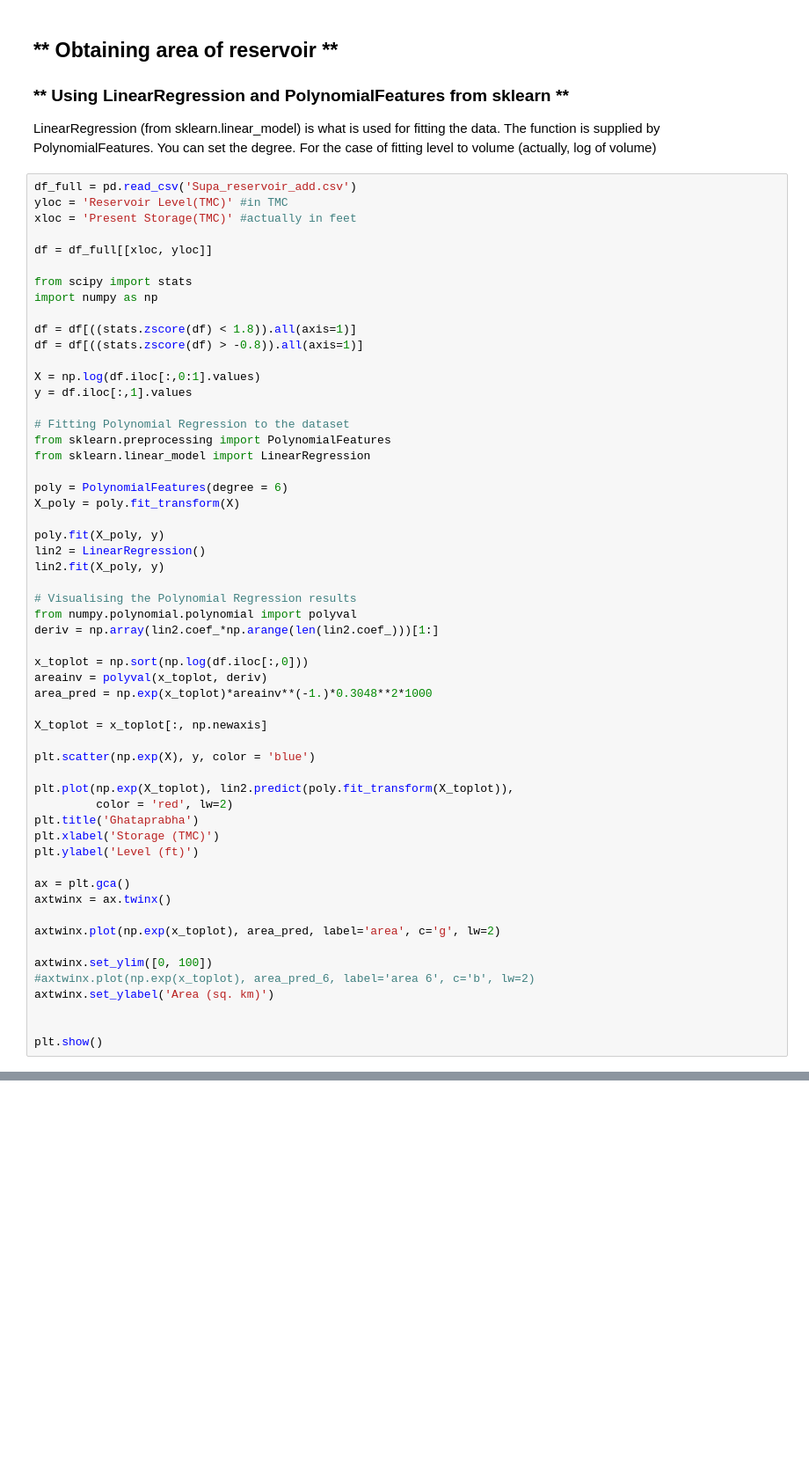
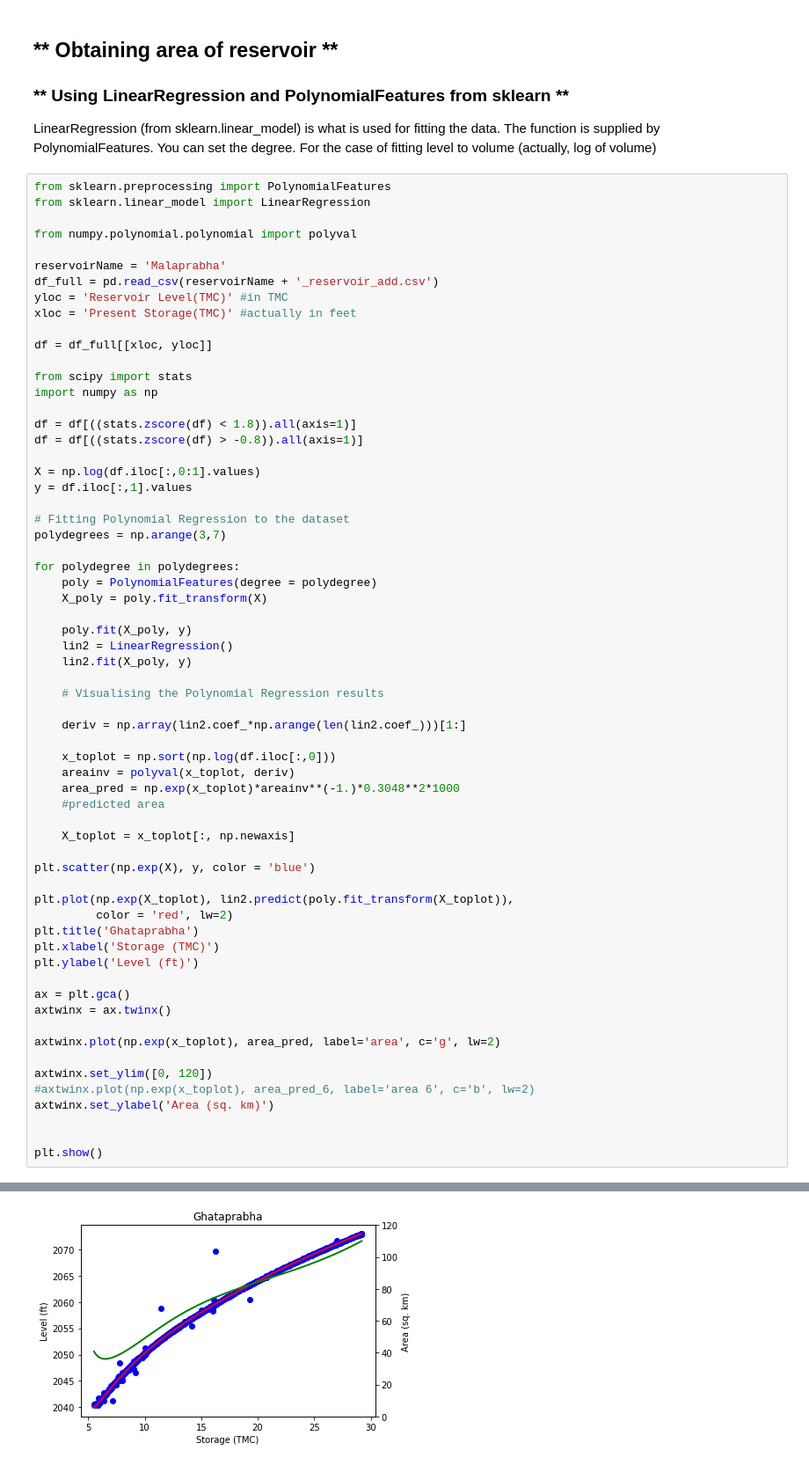
Before and after one commit to arvindnswamy/WorldWaterReservoirs, a Jupyter notebook: AccessingReservoirLevelsInKarnataka.ipynb, the cells around one changed output, grey strips where cells are left out. Shown at 88% size. Drawn from its saved outputs; the diff is of its cells as text; blank space fills up the shorter version.

```diff
--- a/AccessingReservoirLevelsInKarnataka.ipynb
+++ b/AccessingReservoirLevelsInKarnataka.ipynb
@@ -175,7 +179,13 @@ plottingKarnatakaWaterData('Ghataprabha_reservoir_add.csv', xloc, yloc, axd)
 
 LinearRegression (from sklearn.linear_model) is what is used for fitting the data. The function is supplied by PolynomialFeatures. You can set the degree. For the case of fitting level to volume (actually, log of volume)
 # %%
-df_full = pd.read_csv('Supa_reservoir_add.csv')
+from sklearn.preprocessing import PolynomialFeatures
+from sklearn.linear_model import LinearRegression
+
+from numpy.polynomial.polynomial import polyval
+
+reservoirName = 'Malaprabha'
+df_full = pd.read_csv(reservoirName + '_reservoir_add.csv')
 yloc = 'Reservoir Level(TMC)' #in TMC
 xloc = 'Present Storage(TMC)' #actually in feet
 
@@ -191,25 +201,26 @@ X = np.log(df.iloc[:,0:1].values)
 y = df.iloc[:,1].values
 
 # Fitting Polynomial Regression to the dataset
-from sklearn.preprocessing import PolynomialFeatures
-from sklearn.linear_model import LinearRegression
+polydegrees = np.arange(3,7)
 
-poly = PolynomialFeatures(degree = 6)
-X_poly = poly.fit_transform(X)
+for polydegree in polydegrees:
+    poly = PolynomialFeatures(degree = polydegree)
+    X_poly = poly.fit_transform(X)
 
-poly.fit(X_poly, y)
-lin2 = LinearRegression()
-lin2.fit(X_poly, y)
+    poly.fit(X_poly, y)
+    lin2 = LinearRegression()
+    lin2.fit(X_poly, y)
 
-# Visualising the Polynomial Regression results
-from numpy.polynomial.polynomial import polyval
-deriv = np.array(lin2.coef_*np.arange(len(lin2.coef_)))[1:]
+    # Visualising the Polynomial Regression results
 
-x_toplot = np.sort(np.log(df.iloc[:,0]))
-areainv = polyval(x_toplot, deriv)
-area_pred = np.exp(x_toplot)*areainv**(-1.)*0.3048**2*1000
+    deriv = np.array(lin2.coef_*np.arange(len(lin2.coef_)))[1:]
 
-X_toplot = x_toplot[:, np.newaxis]
+    x_toplot = np.sort(np.log(df.iloc[:,0]))
+    areainv = polyval(x_toplot, deriv)
+    area_pred = np.exp(x_toplot)*areainv**(-1.)*0.3048**2*1000
+    #predicted area
+
+    X_toplot = x_toplot[:, np.newaxis]
 
 plt.scatter(np.exp(X), y, color = 'blue')
 
@@ -224,7 +235,7 @@ axtwinx = ax.twinx()
 
 axtwinx.plot(np.exp(x_toplot), area_pred, label='area', c='g', lw=2)
 
-axtwinx.set_ylim([0, 100])
+axtwinx.set_ylim([0, 120])
 #axtwinx.plot(np.exp(x_toplot), area_pred_6, label='area 6', c='b', lw=2)
 axtwinx.set_ylabel('Area (sq. km)')
 
@@ -234,0 +245 @@ ValueError: Found array with 0 sample(s) (shape=(0, 1)) while a minimum of 1 is
+[figure, added]
```
Also changed, not shown: parts of 2 cells of this notebook, 1 other file.
